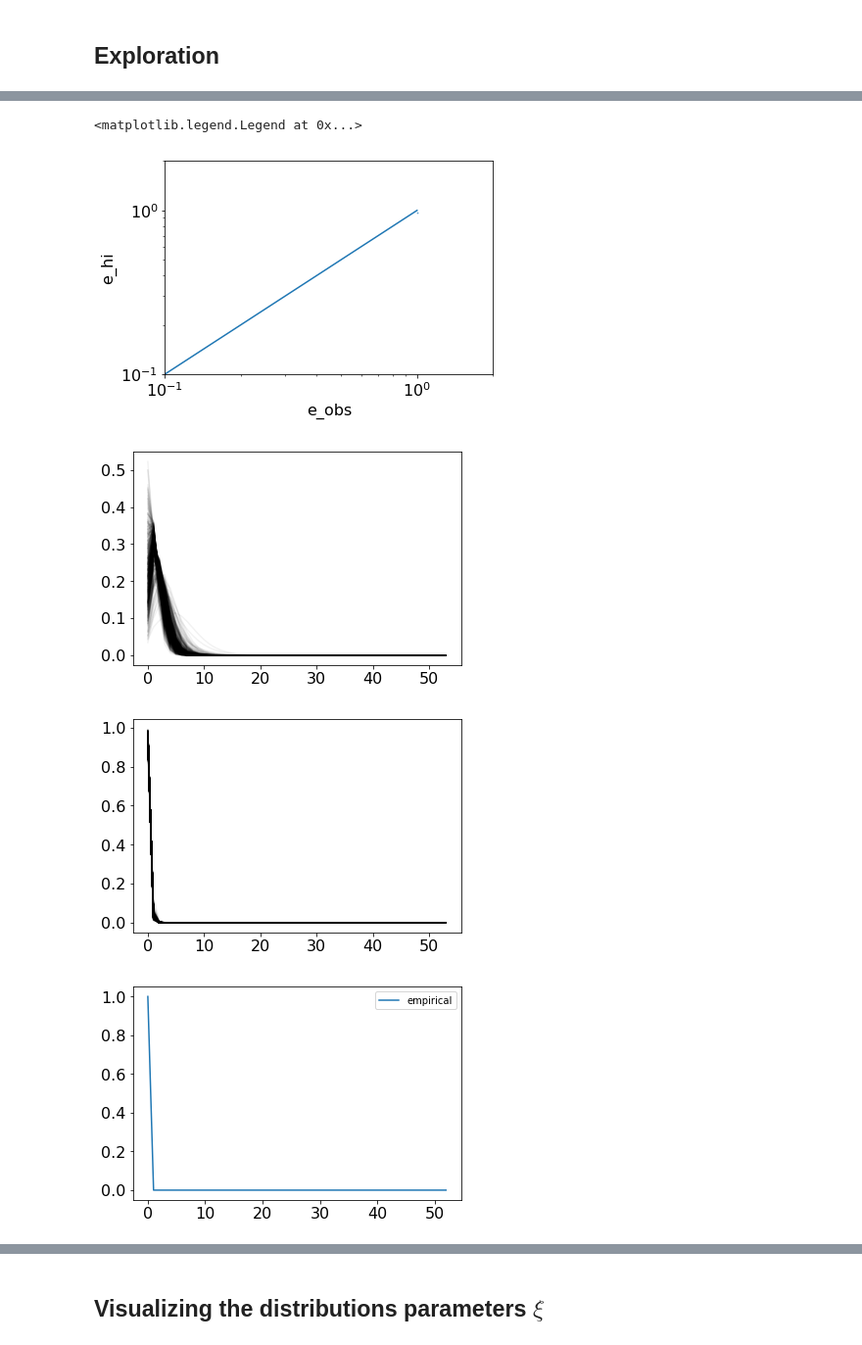
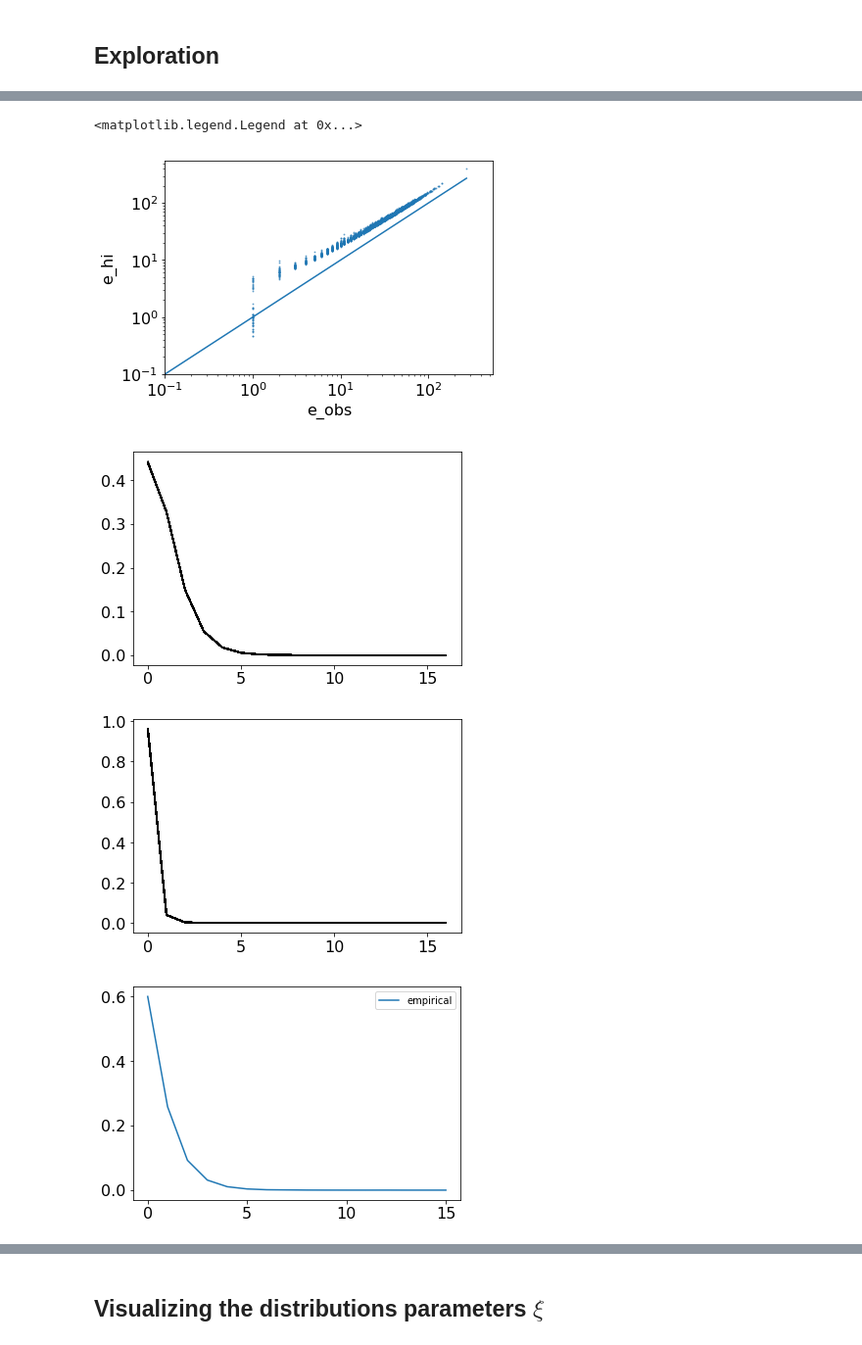
Before and after one commit to broadinstitute/CellBender, a Jupyter notebook: proto/chimera/notebooks/dtm_exploration.ipynb, the cells around one changed output, grey strips where cells are left out. Shown at 98% size. Saved outputs shown, nothing was run; the diff lists cells and outputs as text; code cells hidden in the pictures.

```diff
--- a/proto/chimera/notebooks/dtm_exploration.ipynb
+++ b/proto/chimera/notebooks/dtm_exploration.ipynb
@@ -40,11 +40,11 @@ plt.rc('ytick', labelsize=16)
 device = torch.device('cuda')
 dtype = torch.float
 
-# dataset_name = 'pbmc4k_ss_rate_0.25'
-# sc_fingerprint_path = '/home/jupyter/data/10x/pbmc4k_ss_rate_0.25_sc_fingerprint.pkl'
+dataset_name = 'pbmc4k_ss_rate_0.25'
+sc_fingerprint_path = '/home/jupyter/data/10x/pbmc4k_ss_rate_0.25_sc_fingerprint.pkl'
 
-dataset_name = 'pbmc4k'
-sc_fingerprint_path = '/home/jupyter/data/10x/pbmc4k_sc_fingerprint_1_based.pkl'
+# dataset_name = 'pbmc4k'
+# sc_fingerprint_path = '/home/jupyter/data/10x/pbmc4k_sc_fingerprint.pkl'
 
 # dataset_name = 'neuron_9k'
 # sc_fingerprint_path = '/home/jupyter/data/10x/neuron_9k_sc_fingerprint.pkl'
@@ -114,8 +114,8 @@ WARNING:root:Number of retained genes: 19822
 ## Model, training, and regularization configuration
 # %%
 init_params_dict = {
-    'chimera.alpha_c': 0.0,
-    'chimera.beta_c': 0.5,
+    'chimera.alpha_c': 0.1,
+    'chimera.beta_c': 0.1,
     'fsd.gmm_num_components': 1,
     'fsd.gmm_dirichlet_concentration': 1.0,
     'fsd.gmm_min_weight_per_component': 1e-3,
@@ -130,9 +130,14 @@ init_params_dict = {
     'fsd.xi_posterior_min_scale': 0.0,
     'chimera.enable_hyperparameter_optimization': False,
     'model.n_particles_fingerprint_log_like': 10,
-    "e_hi.init_zeta_scale": 0.1
+    'e_hi.init_zeta_scale': 0.1,
+    'e_hi.zeta_cov_f_norm_constraint': None
 }
 
+guide_spec_dict = {
+    'fsd_xi': 'gaussian',
+    'e_hi': 'gaussian'
+}
 
 fsd_init_params_dict = {
     'fsd_init.min_mu_lo': 0.02,
@@ -232,10 +237,10 @@ slow_params = {
     'fsd_xi_prior_weights_map_k' # fsd xi component weights
 }
 
-n_training_iters = 100_000
+n_training_iters = 20_000
 
-minibatch_genes_per_gene_group = 10
-minibatch_expressing_cells_per_gene = 20
+minibatch_genes_per_gene_group = 20
+minibatch_expressing_cells_per_gene = 10
 minibatch_silent_cells_per_gene = 1
 
 slow_params_lr_reduction_factor = 0.4
@@ -296,7 +302,7 @@ model = DropletTimeMachineModel(
     model_constraint_params_dict=model_constraint_params_dict,
     sc_fingerprint_dtm=sc_fingerprint_dtm,
     fsd_codec=fsd_codec,
-    guide_type='gaussian')
+    guide_spec_dict=guide_spec_dict)
 
 def get_adam_args(
     default_base_lr: float,
@@ -494,5 +541,5 @@ with torch.no_grad():
 # %%
-gene_index = 18000
+gene_index = 6
 
 sampler = PosteriorGeneExpressionSampler(model, device, dtype)
 # expr_dict = sampler.get_gene_expression_posterior_sampling_summary(
@@ -596,8 +643,8 @@ mean_e_hi (prior): 0.00023819402849767357
 <matplotlib.legend.Legend at 0x...>
-[figure, old version]
+[figure, new version]
-[figure, old version]
+[figure, new version]
-[figure, old version]
+[figure, new version]
-[figure, old version]
+[figure, new version]
 # %%
 plt.figure(figsize=(18,4))
 
```
Also changed, not shown: parts of 22 cells of this notebook, 1 other file.
